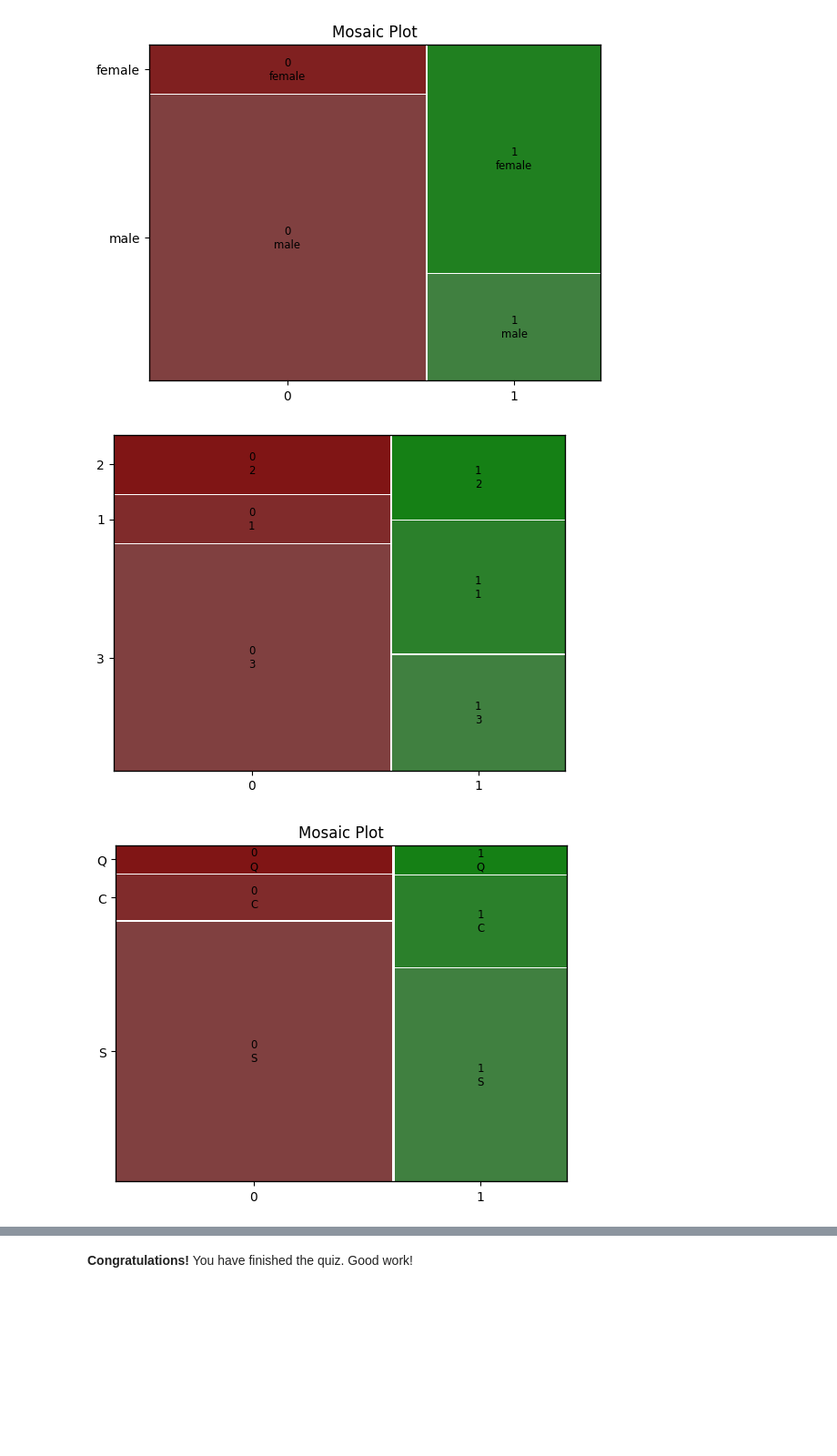
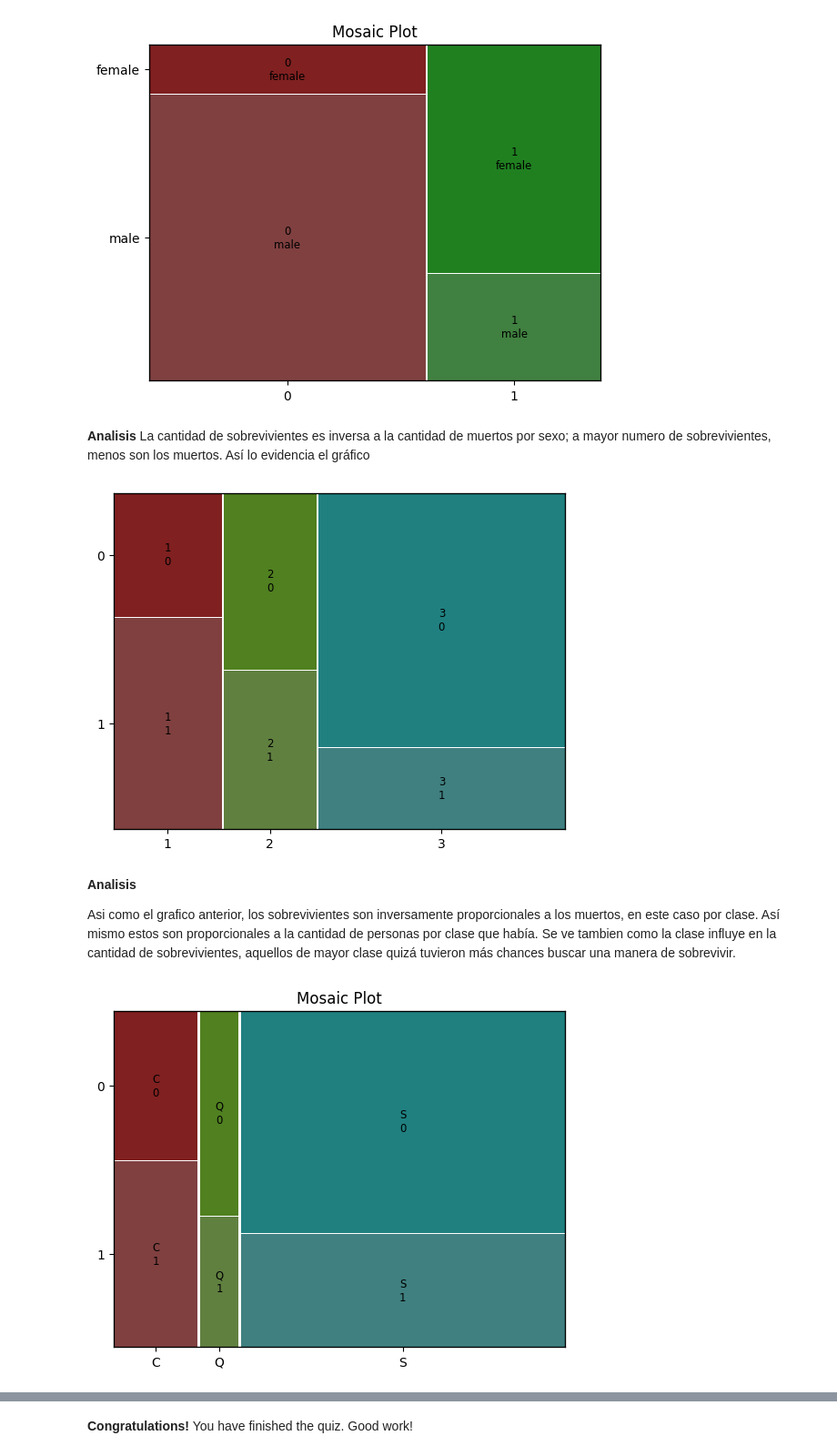
Before and after one commit to juliano-echo21/MetNumUN2024l, a Jupyter notebook: Quiz3/jurinconor_Quiz3.ipynb, the cells around one changed output, grey strips where cells are left out. Shown at 91% size. Saved outputs shown, nothing was run; the diff lists cells and outputs as text; code cells hidden in the pictures; blank space fills up the shorter version.

```diff
--- a/Quiz3/jurinconor_Quiz3.ipynb
+++ b/Quiz3/jurinconor_Quiz3.ipynb
@@ -729,29 +729,37 @@ mosaic(titanic, ['Survived', 'Sex'], title='Mosaic Plot')
 plt.show()
 # %% [output]
 [figure]
+# %% [markdown]
+**Analisis**
+La cantidad de sobrevivientes es inversa a la cantidad de muertos por sexo; a mayor numero de sobrevivientes, menos son los muertos. Así lo evidencia el gráfico
 # %%
 import pandas as pd
 from matplotlib import pyplot as plt
 from statsmodels.graphics.mosaicplot import mosaic
 
 df = titanic
-mosaic(titanic, ['Survived', 'Pclass'], title='')
+mosaic(titanic.sort_values('Pclass'), ['Pclass', 'Survived'], title='')
 plt.show()
 # %% [output]
-[figure, old version]
+[figure, new version]
+# %% [markdown]
+**Analisis**
+
+Asi como el grafico anterior, los sobrevivientes son inversamente proporcionales a los muertos, en este caso por clase. Así mismo estos son proporcionales a la cantidad de personas por clase que había.
+Se ve tambien como la clase influye en la cantidad de sobrevivientes, aquellos de mayor clase quizá tuvieron más chances buscar una manera de sobrevivir.
 # %%
 import pandas as pd
 from matplotlib import pyplot as plt
 from statsmodels.graphics.mosaicplot import mosaic
 
 # Create a sample DataFrame
 
 df = titanic
 
 # Create a mosaic plot
-mosaic(titanic, ['Survived', 'Embarked'], title='Mosaic Plot')
+mosaic(titanic.sort_values('Embarked'), ['Embarked', 'Survived'], title='Mosaic Plot')
 
 # Display the plot
 plt.show()
 # %% [output]
-[figure, old version]
+[figure, new version]
```
Also changed, not shown: parts of 1 cell of this notebook.
